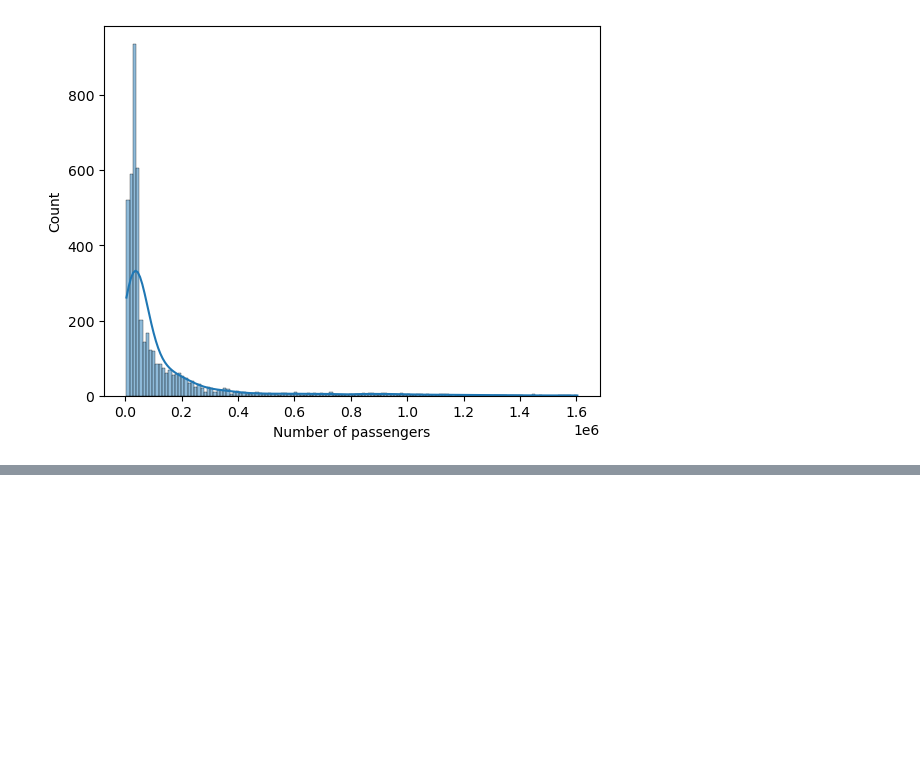
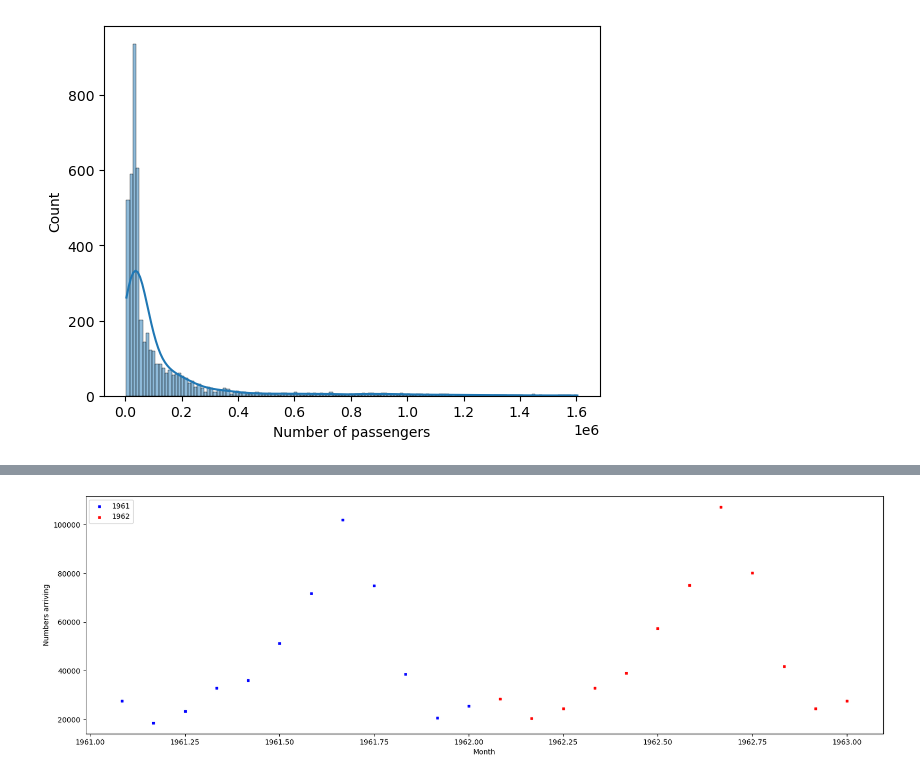
Before and after one commit to CCT-Dublin/ca1-claireobrien00, a Jupyter notebook: Passenger Movement Final.ipynb, the cells around one changed output, grey strips where cells are left out. Saved outputs shown, nothing was run; the diff lists cells and outputs as text; code cells hidden in the pictures; blank space fills up the shorter version.

```diff
--- a/Passenger Movement Final.ipynb
+++ b/Passenger Movement Final.ipynb
@@ -239,0 +264,13 @@ sns.histplot(data=arriving_net_df, x="VALUE", kde = True)
+# %%
+#look at a plot of one year - normally distributed?
+departing_by_air_1961_df = departing_by_air_df[departing_by_air_df['Year'].str.contains('1961')]
+departing_by_air_1962_df = departing_by_air_df[departing_by_air_df['Year'].str.contains('1962')]
+fig, ax = plt.subplots(figsize=(20,6))
+ax.scatter(departing_by_air_1961_df["decimal_year"], departing_by_air_1961_df["VALUE"], s=10, c='b', marker="s", label='1961')
+ax.scatter(departing_by_air_1962_df["decimal_year"], departing_by_air_1962_df["VALUE"], s=10, c='r', marker="s", label='1962')
+plt.legend(loc='upper left')
+ax.set_xlabel("Month")
+ax.set_ylabel("Numbers arriving")
+plt.show()
+# %% [output]
+[figure, added]
```
Also changed, not shown: parts of 43 cells of this notebook, 7 other files.
